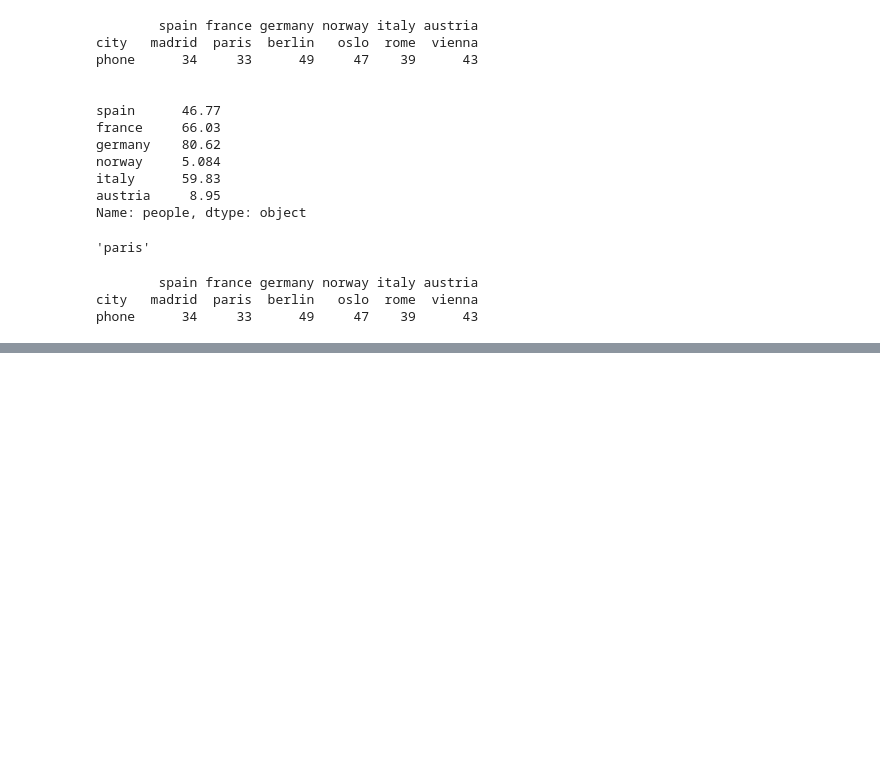
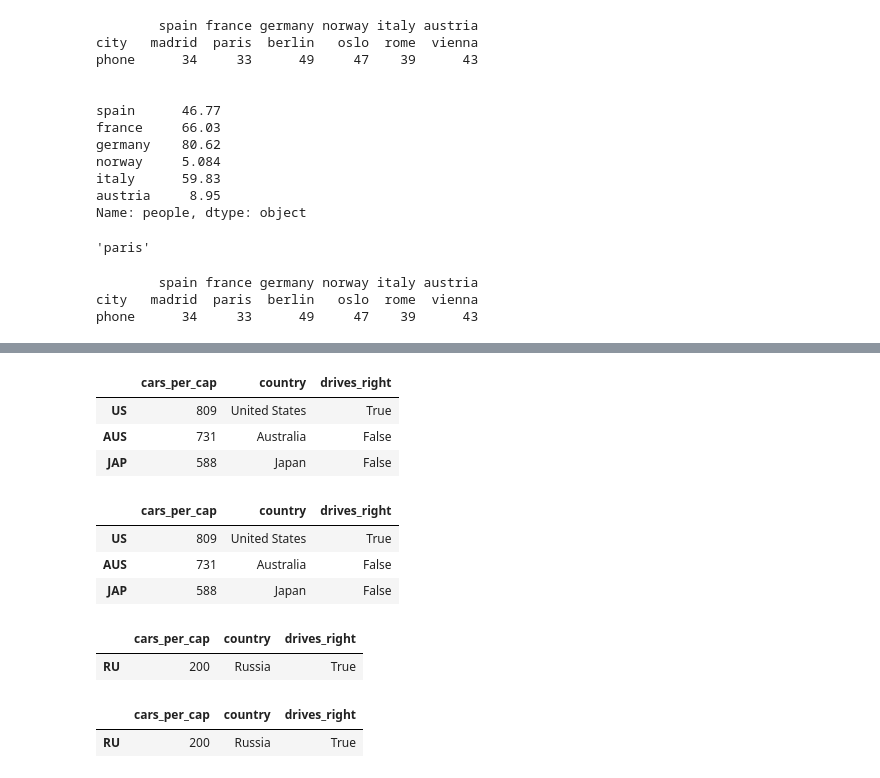
Before and after one commit to ia234/Python_23, a Jupyter notebook: Python_Cheat_Sheet_2023.ipynb, the cells around one changed output, grey strips where cells are left out. Cells and saved outputs as stored; diff of their text form; code cells hidden in the pictures; blank space fills up the shorter version.

```diff
--- a/Python_Cheat_Sheet_2023.ipynb
+++ b/Python_Cheat_Sheet_2023.ipynb
@@ -1039,0 +1059,4 @@ phone      34     33      49     47    39      43
+# %%
+# Selecting cells that match the condition and returns bolean value accordingly
+dr = cars['cars_per_cap'] > 300
+dr
@@ -1039,0 +1072,32 @@ phone      34     33      49     47    39      43
+# %%
+# Select the True rows only
+sel = cars[dr]
+sel
+# %% [output]
+|  | cars_per_cap | country | drives_right |
+| US | 809 | United States | True |
+| AUS | 731 | Australia | False |
+| JAP | 588 | Japan | False |
+# %%
+# Do the previous example as a one-liner
+sel = cars[cars['cars_per_cap'] > 300]
+sel
+# %% [output]
+|  | cars_per_cap | country | drives_right |
+| US | 809 | United States | True |
+| AUS | 731 | Australia | False |
+| JAP | 588 | Japan | False |
+# %%
+cpc = cars['cars_per_cap']
+between = np.logical_and(cpc > 100, cpc < 500)
+medium = cars[between]
+medium
+# %% [output]
+|  | cars_per_cap | country | drives_right |
+| RU | 200 | Russia | True |
+# %%
+medium = cars[np.logical_and(cars['cars_per_cap'] > 100, cars['cars_per_cap'] < 500)]
+medium
+# %% [output]
+|  | cars_per_cap | country | drives_right |
+| RU | 200 | Russia | True |
```
Also changed, not shown: parts of 3 cells of this notebook.
